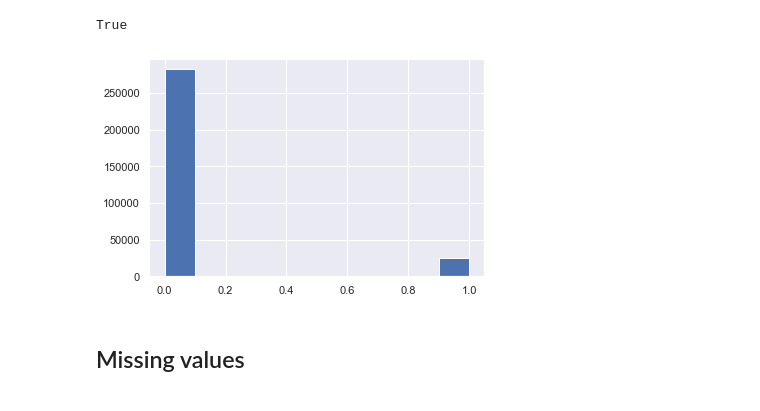
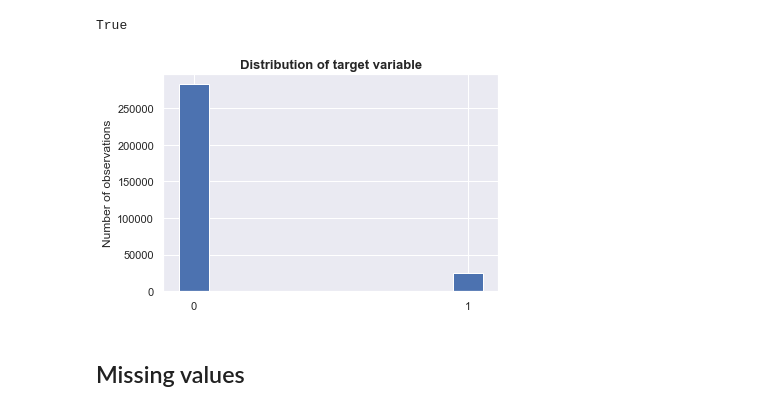
Before and after one commit to gepallas/ML_Home_Credit_Default_Risk, a Jupyter notebook: Credit_Risk_EDA.ipynb, the cells around one changed output. Cells and saved outputs as stored; diff of their text form; code cells hidden in the pictures.

```diff
--- a/Credit_Risk_EDA.ipynb
+++ b/Credit_Risk_EDA.ipynb
@@ -125,10 +125,13 @@ That means that accuracy is not a good metric for this dataset. I will be using
 target_good + target_late == len(train.TARGET)
 # %% [output]
 True
-# %%
-train.TARGET.hist();
-# %% [output]
-[figure, removed]
+# %%
+train.TARGET.hist()
+plt.title('Distribution of target variable', fontdict={'fontsize': 13, 'fontweight': 'bold'})
+plt.ylabel('Number of observations')
+plt.xticks(ticks=(0.05,0.95), labels=('0','1'));
+# %% [output]
+[figure, added]
 # %% [markdown]
 ## Missing values
 # %%
```
Also changed, not shown: parts of 120 cells of this notebook.
